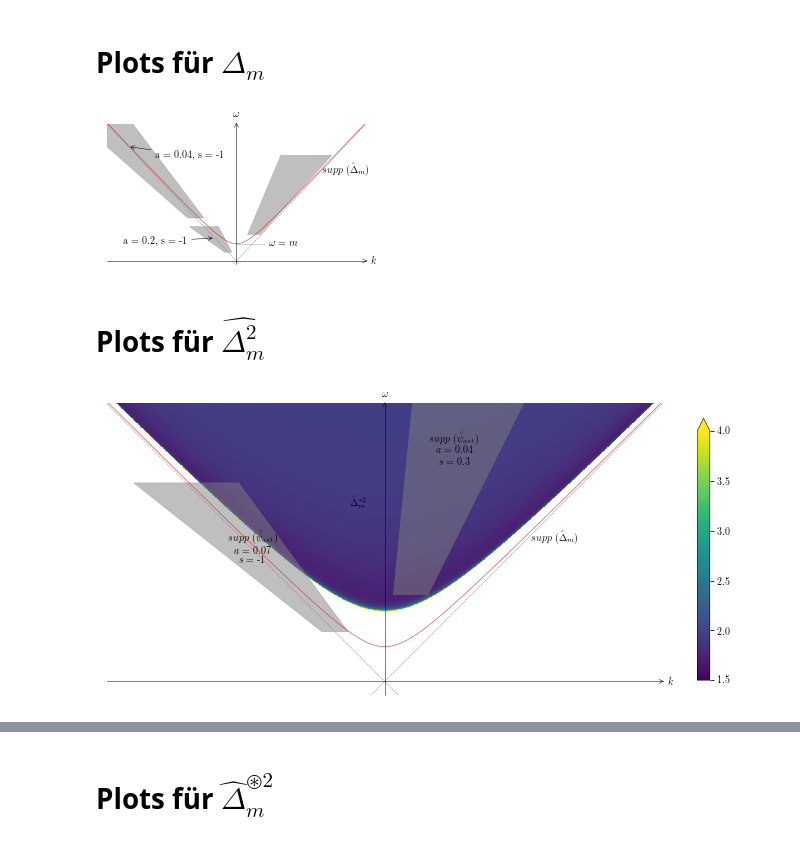
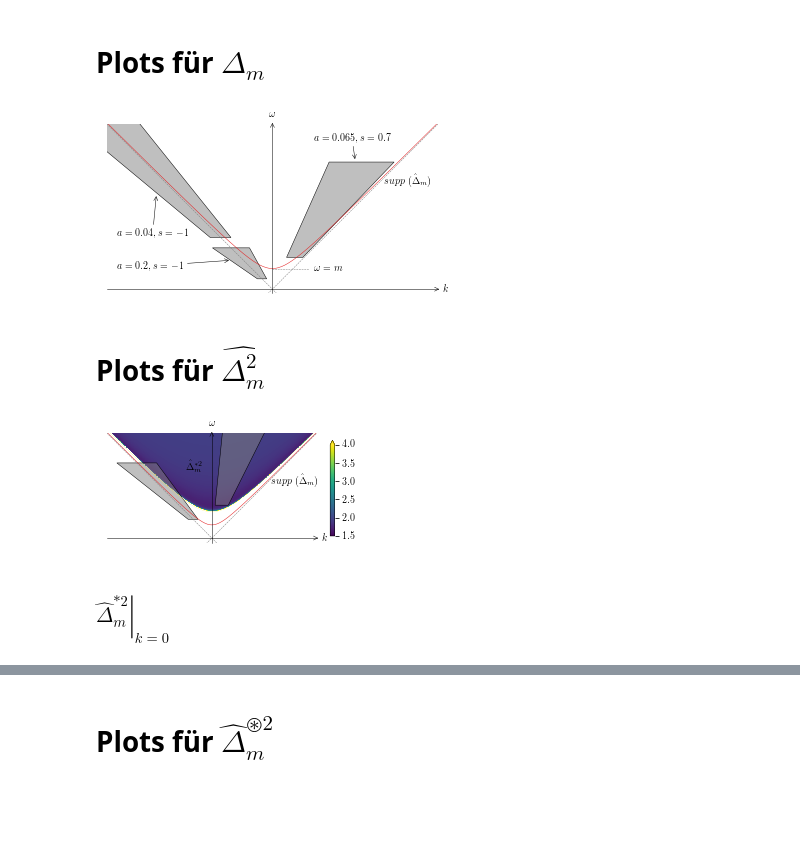
Before and after one commit to jlbosse/Bachelorarbeit, a Jupyter notebook: Aufschrieb/images/Plots.ipynb, the cells around one changed output, grey strips where cells are left out. Drawn from its saved outputs; the diff is of its cells as text; code cells hidden in the pictures; blank space fills up the shorter version.

Commit message:
- Aufschrieb aufgeräumt und main.tex angelegt.  - Viele neue Plots erstellt.

```diff
--- a/Aufschrieb/images/Plots.ipynb
+++ b/Aufschrieb/images/Plots.ipynb
@@ -100,0 +106,28 @@ def supp_center_coords(a,s):
+# %%
+k = np.linspace(-40,40,200)
+
+fig, ax = plt.subplots(figsize=(5,3.5))
+ax.plot(k,k, ls='--', color='grey')
+ax.plot(k,-k, ls='--', color='grey')
+
+arrowprops = dict(arrowstyle='->', facecolor='black', linewidth='0.5')
+draw_support(ax, a=1, s=0)
+ax.annotate(r"$a = 1, s = 0$", (-3/2,3/2), xytext=(-20, 3/2),xycoords='data',arrowprops=arrowprops)
+draw_support(ax, a=0.15, s=0)
+ax.annotate(r"$a = 0.15, s = 0$", (-4.5,9), xytext=(-25,9),xycoords='data',arrowprops=arrowprops)
+draw_support(ax, a=0.15, s=1)
+ax.annotate(r"$a = 0.15, s = 1$", (10,7), xytext=(12,2),xycoords='data',arrowprops=arrowprops)
+
+ax.spines['left'].set_position('zero')
+ax.spines['bottom'].set_position('zero')
+ax.set_xticks([])
+ax.set_yticks([])
+arrowed_spines(ax=ax,labels=(r'$k$',r'$\omega$'))
+
+ax.set_xlim([-25,25])
+ax.set_ylim([-18,18])
+
+fig.tight_layout()
+
+fig.savefig("supp_psi.pgf")
+fig.savefig("supp_psi.pdf")
@@ -108,44 +143,39 @@ m=5
 k = np.linspace(-40,40,200)
 omega_data = omega(k,m)
 
 
-fig, ax = plt.subplots(figsize=(4,2.35))
+fig, ax = plt.subplots(figsize=(5,2.75))
 ax.plot(k,omega_data, label=r'$supp (\Delta_m)$')
 ax.plot(k,k, ls='--', color='grey')
 ax.plot(k,-k, ls='--', color='grey')
 
 arrowprops = dict(arrowstyle='->', facecolor='black', linewidth='0.5')
 draw_support(ax, a=0.2, s=-1)
-ax.annotate("a = 0.2, s = -1", supp_center_coords(0.2,-1), xytext=(-7*m,m),xycoords='data',arrowprops=arrowprops)
+ax.annotate(r"$a = 0.2, s = -1$", (-10,7), xytext=(-7.5*m,m),xycoords='data',arrowprops=arrowprops)
 draw_support(ax, a=0.04, s=-1)
-ax.annotate("a = 0.04, s = -1", supp_center_coords(0.04,-1), xytext=(-5*m,6*m),xycoords='data',arrowprops=arrowprops)
+ax.annotate(r"$a = 0.04, s = -1$", (-28,23), xytext=(-7.5*m,2.6*m),xycoords='data',arrowprops=arrowprops)
 draw_support(ax, a=0.065, s=0.7)
-ax.annotate("a = 0.2, s = -1", supp_center_coords(0.2,-1), xytext=(-7*m,m),xycoords='data',arrowprops=arrowprops)
+ax.annotate(r"$a = 0.065, s = 0.7$", (20,31), xytext=(2*m,7.2*m),xycoords='data',arrowprops=arrowprops)
 
 ax.spines['left'].set_position('zero')
 ax.spines['bottom'].set_position('zero')
 ax.set_xticks([])
 ax.set_yticks([])
 
 ax.set_xlim([-40,40])
 ax.set_ylim([-1,40])
 
 ax.axhline(y=m, xmin=0.5, xmax=.61, color="grey", ls='--')
 ax.text(2*m, m-0.5, r"$\omega = m$", fontsize=10, color="black")
-ax.text(5.3*m, 5*m, r"$supp~(\hat\Delta_m)$", fontsize=10, color="black")
-
-
+ax.text(5.4*m, 5*m, r"$supp~(\hat\Delta_m)$", fontsize=10, color="black")
 
 arrowed_spines(ax=ax,labels=(r'$k$',r'$\omega$'))
-#leg = ax.legend(loc=1)
-#leg.get_frame().set_linewidth(0.5)
 
 fig.tight_layout()
-
 fig.savefig("delta_m.pgf")
 fig.savefig("delta_m.pdf")
 # %% [output]
-[figure, old version]
+[figure, new version]
 # %%
 ax.annotate?
 # %% [markdown]
@@ -171,14 +202,18 @@ omega_data = omega(k,m)
 K,W = np.meshgrid(k, w)
 delta_m2_data = delta_m2(K,W,m)
 # %%
-fig, ax = plt.subplots(figsize=(10,5.5))
+fig, ax = plt.subplots(figsize=(4,2.2))
 ax.plot(k,omega_data, label=r'$supp ~(\hat\Delta_m)$')
+ax.plot(k,omega2_data,color=color_picker(1,1,0),lw=0.2)
 ax.plot(k,k, ls='--', color='grey')
 ax.plot(k,-k, ls='--', color='grey')
 
 levels=list(np.logspace(-5,1.7,100))
 
-im = ax.imshow(delta_m2_data,vmin=1.5,vmax=4,extent=[-40,40,-2,40], origin='lower',label=r'$\hat\Delta_m^{*2}$')
+im = ax.imshow(delta_m2_data,vmin=1.5,vmax=4,extent=[-40,40,-2,40],\
+               origin='lower',label=r'$\hat\Delta_m^{*2}$', interpolation='nearest')
+#im = ax.pcolormesh(K,W,delta_m2_data,vmin=1.5,vmax=4,\
+#               label=r'$\hat\Delta_m^{*2}$')
 
 draw_support(ax, a=0.04, s=0.3)
 draw_support(ax, a=0.07, s=-1)
@@ -193,13 +228,13 @@ ax.set_yticks([])
 arrowed_spines(ax=ax,labels=(r'$k$',r'$\omega$'))
 
 plt.colorbar(im,shrink=0.7,extend='max')
-ax.text(4.2*m, 4*m, r"$supp~(\hat\Delta_m)$", fontsize=10, color="black")
-ax.text(-m, 5*m, r'$\hat\Delta_m^{*2}$', fontsize=10, color="black")
+ax.text(4.5*m, 4*m, r"$supp~(\hat\Delta_m)$", fontsize=10, color="black")
+ax.text(-2*m, 5*m, r'$\hat\Delta_m^{*2}$', fontsize=10, color="black")
 #leg = ax.legend(loc=1)
 #leg.get_frame().set_linewidth(0.5)
 
 fig.tight_layout()
-fig.savefig("delta_m2.pgf")
-fig.savefig("delta_m2.pdf")
+fig.savefig("delta_m2.pgf", dpi=600)
+fig.savefig("delta_m2.pdf",dpi=600)
 # %% [output]
-[figure, old version]
+[figure, new version]
@@ -210,3 +241,5 @@ plt.imshow?
+# %% [markdown]
+### $\left.\hat \Delta_m^{* 2}\right\vert_{k=0}$
 # %%
 w = np.linspace(0,10,1000)
 w2 = np.linspace(-2,2,10)
```
Also changed, not shown: parts of 16 cells of this notebook, 54 other files.
